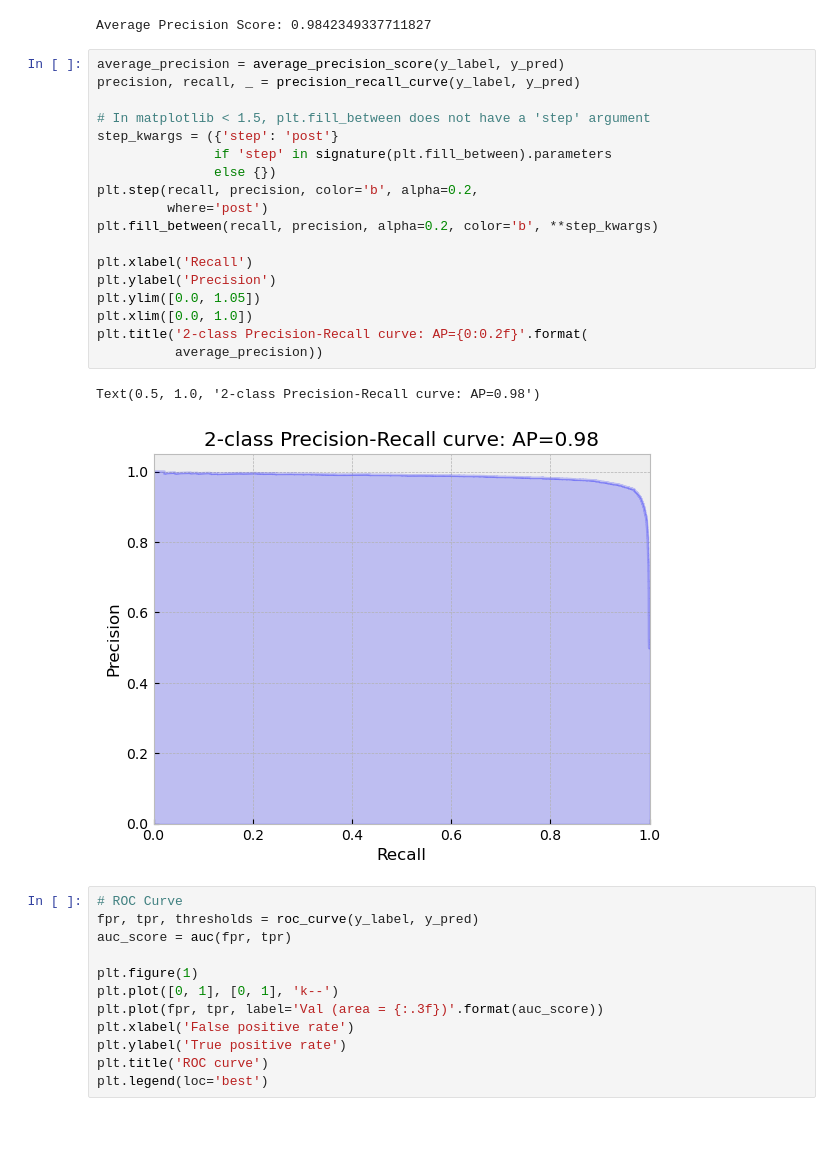
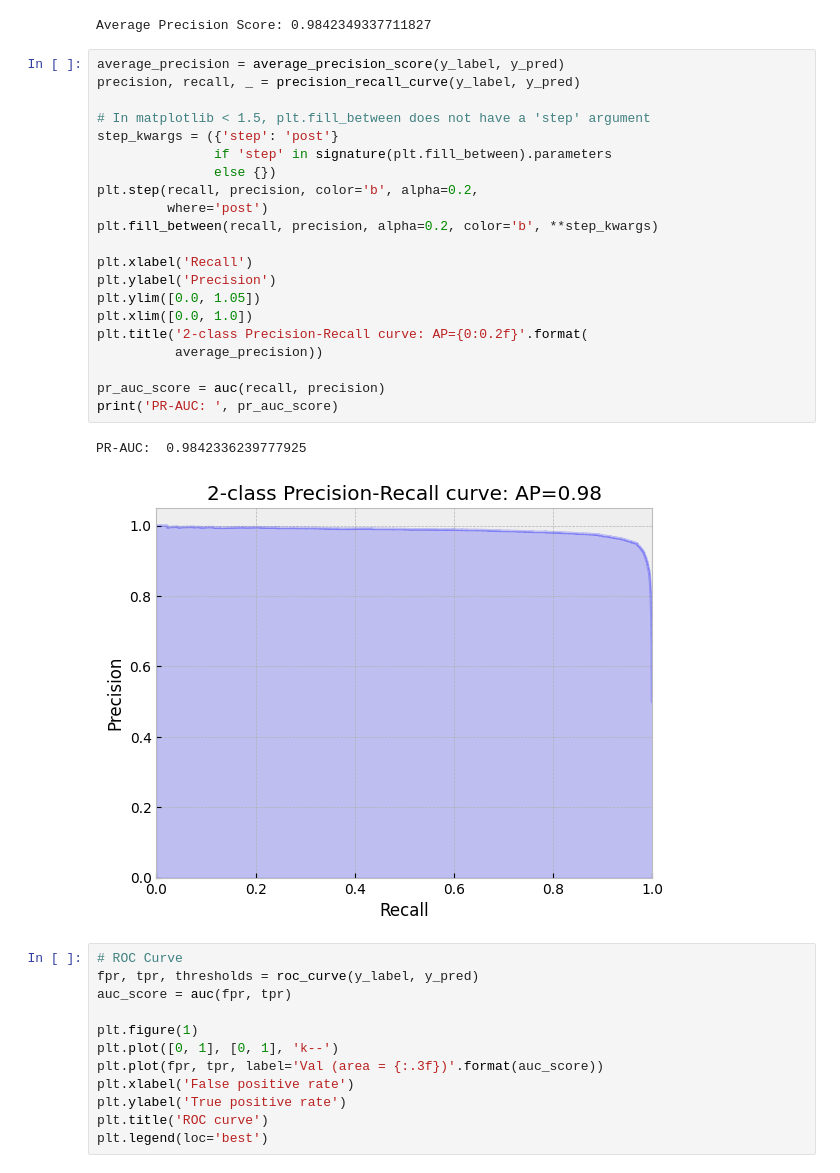
Before and after one commit to lanceyjt/cs598-dlh-team72, a Jupyter notebook: DL4H_Team72.ipynb, the cells around one changed output. Cells and saved outputs as stored; diff of their text form; blank space fills up the shorter version.

```diff
--- a/DL4H_Team72.ipynb
+++ b/DL4H_Team72.ipynb
@@ -915,24 +915,27 @@ Average Precision Score: 0.9842349337711827
 # %%
 average_precision = average_precision_score(y_label, y_pred)
 precision, recall, _ = precision_recall_curve(y_label, y_pred)
 
 # In matplotlib < 1.5, plt.fill_between does not have a 'step' argument
 step_kwargs = ({'step': 'post'}
                if 'step' in signature(plt.fill_between).parameters
                else {})
 plt.step(recall, precision, color='b', alpha=0.2,
          where='post')
 plt.fill_between(recall, precision, alpha=0.2, color='b', **step_kwargs)
 
 plt.xlabel('Recall')
 plt.ylabel('Precision')
 plt.ylim([0.0, 1.05])
 plt.xlim([0.0, 1.0])
 plt.title('2-class Precision-Recall curve: AP={0:0.2f}'.format(
           average_precision))
+
+pr_auc_score = auc(recall, precision)
+print('PR-AUC: ', pr_auc_score)
 # %% [output]
-Text(0.5, 1.0, '2-class Precision-Recall curve: AP=0.98')
+PR-AUC:  0.9842336239777925
-[figure, old version]
+[figure, new version]
 # %%
 # ROC Curve
 fpr, tpr, thresholds = roc_curve(y_label, y_pred)
```
Also changed, not shown: parts of 5 cells of this notebook.
